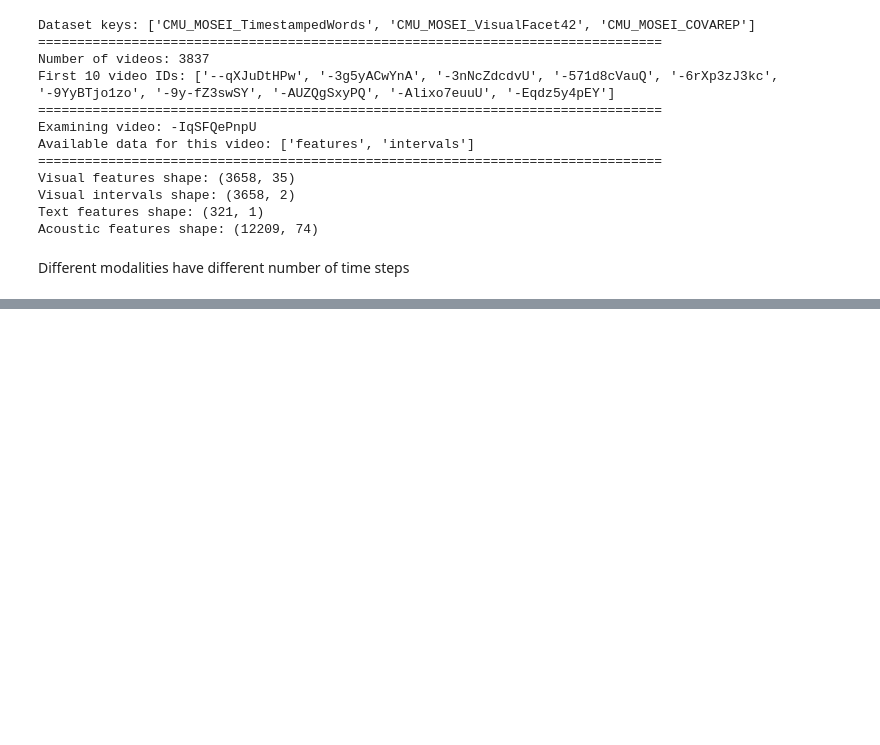
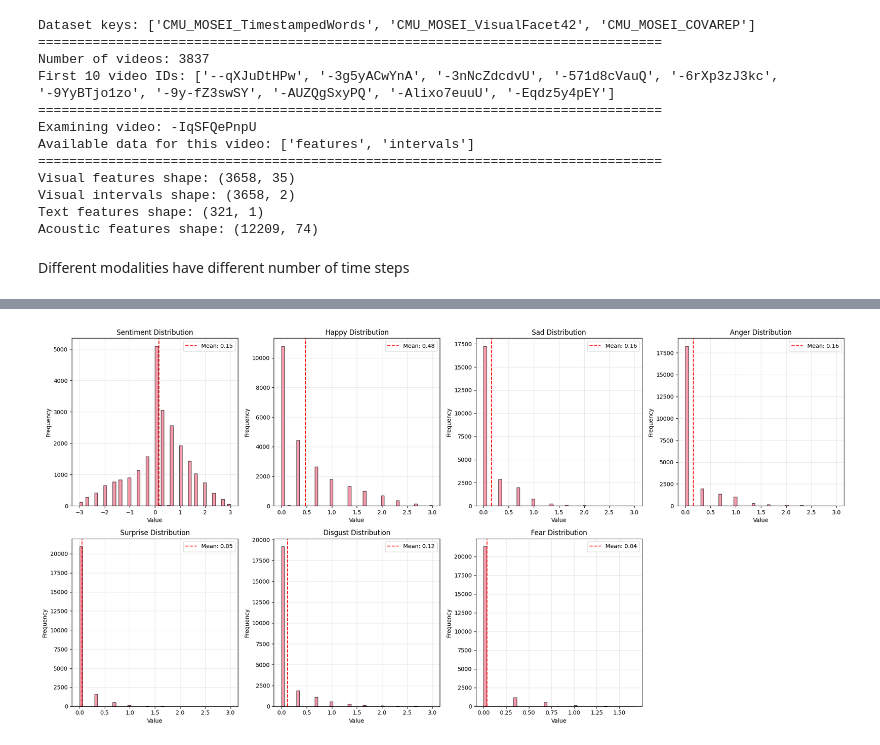
Before and after one commit to reeha-parkar/multimodal-emotion-recognition, a Jupyter notebook: My-Experiments/access-data.ipynb, the cells around one changed output, grey strips where cells are left out. Drawn from its saved outputs; the diff is of its cells as text; code cells hidden in the pictures; blank space fills up the shorter version.

```diff
--- a/My-Experiments/access-data.ipynb
+++ b/My-Experiments/access-data.ipynb
@@ -267,0 +388,8 @@ cmu-mosei-experiments/
+# %%
+import matplotlib.pyplot as plt
+import seaborn as sns
+from collections import Counter
+import pandas as pd
+
+plt.style.use('default')
+sns.set_palette("husl")
@@ -267,0 +531,35 @@ cmu-mosei-experiments/
+# %%
+# Do you want to save the plots?
+save_plots = False
+
+# Create figure with subplots
+fig, axes = plt.subplots(2, 4, figsize=(20, 10))
+axes = axes.flatten()
+
+for i in range(n_emotions):
+    emotion = emotion_names[i]
+    values = all_labels_data[:, i]
+
+    # Histogram
+    axes[i].hist(values, bins=50, alpha=0.7, edgecolor='black')
+    axes[i].set_title(f'{emotion} Distribution')
+    axes[i].set_xlabel('Value')
+    axes[i].set_ylabel('Frequency')
+    axes[i].grid(True, alpha=0.3)
+
+    # Add statistics text
+    mean_val = values.mean()
+    std_val = values.std()
+    axes[i].axvline(mean_val, color='red', linestyle='--', label=f'Mean: {mean_val:.2f}')
+    axes[i].legend()
+
+# Remove empty subplot
+if n_emotions < len(axes):
+    fig.delaxes(axes[-1])
+
+plt.tight_layout()
+if save_plots:
+    plt.savefig('emotion_distributions.png', dpi=300, bbox_inches='tight')
+plt.show()
+# %% [output]
+[figure, added]
```
Also changed, not shown: parts of 20 cells of this notebook, 1 other file.
